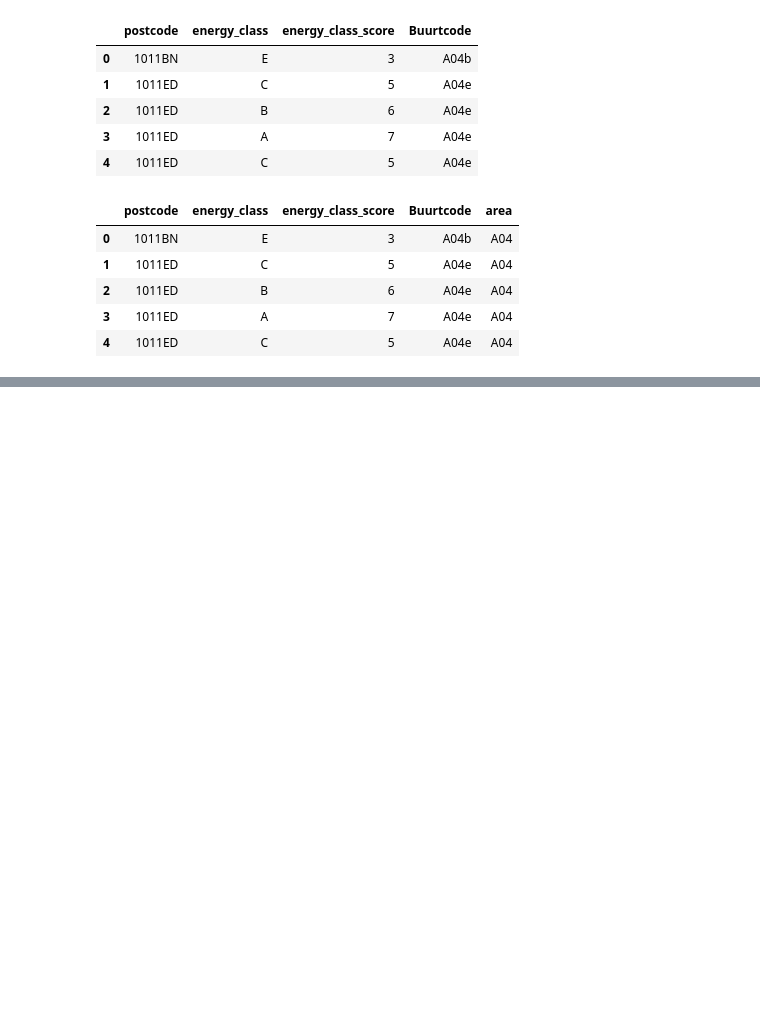
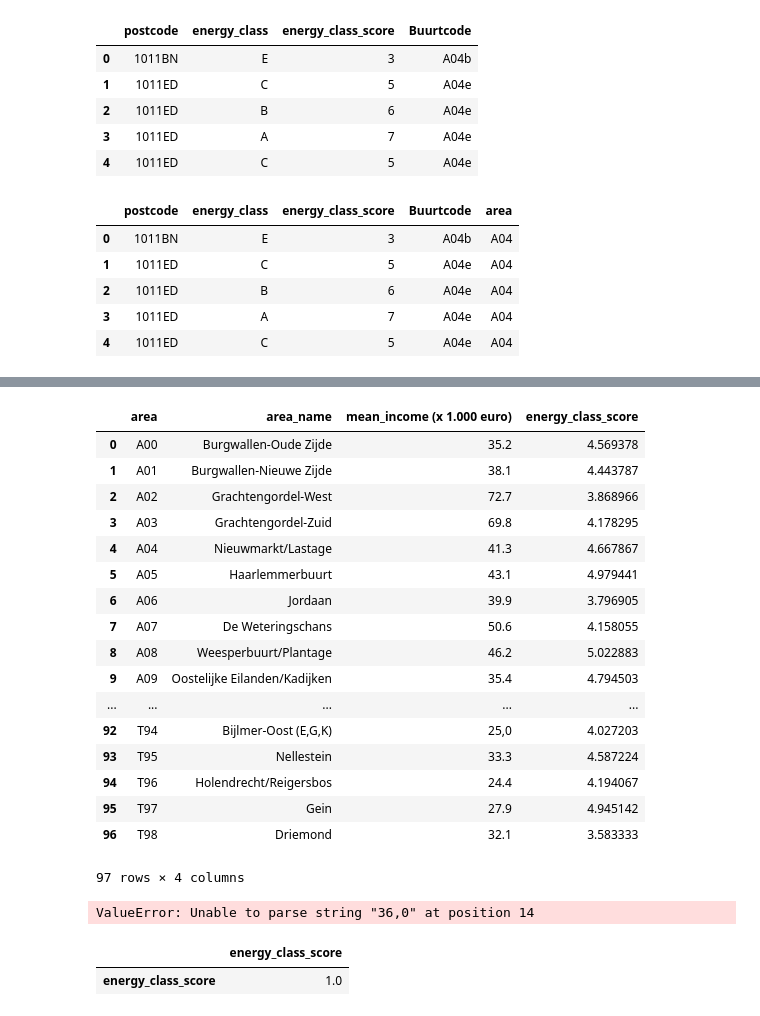
Before and after one commit to maaikedj/Ironhack-dataptams2020-project2, a Jupyter notebook: your-project/Maaike_project2.ipynb, the cells around one changed output, grey strips where cells are left out. Drawn from its saved outputs; the diff is of its cells as text; code cells hidden in the pictures; blank space fills up the shorter version.

```diff
--- a/your-project/Maaike_project2.ipynb
+++ b/your-project/Maaike_project2.ipynb
@@ -97,5 +156,6 @@ energy_labels_df.head()
 # %%
-energy_labels_df['energy_class_score'] = energy_labels_df['energy_class'].replace({'A': 7, 'B': 6, 'C': 5, 'D': 4, 'E': 3, 'F': 2, 'G': 1})
+# add extra column with energy classes converted to numerical score
+energy_labels_df['energy_class_score'] = energy_labels_df['energy_class'].replace({'A++': 9, 'A+': 8, 'A': 7, 'B': 6, 'C': 5, 'D': 4, 'E': 3, 'F': 2, 'G': 1})
 energy_labels_df.head()
 # %% [output]
 |  | postcode | energy_class | energy_class_score |
@@ -145,0 +218,5 @@ energy_labels_income = pd.merge(energy_labels_areas_df, income_df2, on = 'area',
+# %%
+#create df with average energy class scores by area
+energy_score_area = energy_labels_areas_df.groupby('area')[['energy_class_score']].mean()
+
+energy_score_area.head()
@@ -145,0 +231,4 @@ energy_labels_income = pd.merge(energy_labels_areas_df, income_df2, on = 'area',
+# %%
+#merge income per area with energy class score per area
+energy_labels_income = pd.merge(income_df2, energy_score_area, on = 'area', how = 'inner')
+energy_labels_income.head()
@@ -145,0 +242,35 @@ energy_labels_income = pd.merge(energy_labels_areas_df, income_df2, on = 'area',
+# %%
+energy_labels_income
+#pd.to_numeric(energy_labels_income['mean_income (x 1.000 euro)'])
+# %% [output]
+|  | area | area_name | mean_income (x 1.000 euro) | energy_class_score |
+| 0 | A00 | Burgwallen-Oude Zijde | 35.2 | 4.569378 |
+| 1 | A01 | Burgwallen-Nieuwe Zijde | 38.1 | 4.443787 |
+| 2 | A02 | Grachtengordel-West | 72.7 | 3.868966 |
+| 3 | A03 | Grachtengordel-Zuid | 69.8 | 4.178295 |
+| 4 | A04 | Nieuwmarkt/Lastage | 41.3 | 4.667867 |
+| 5 | A05 | Haarlemmerbuurt | 43.1 | 4.979441 |
+| 6 | A06 | Jordaan | 39.9 | 3.796905 |
+| 7 | A07 | De Weteringschans | 50.6 | 4.158055 |
+| 8 | A08 | Weesperbuurt/Plantage | 46.2 | 5.022883 |
+| 9 | A09 | Oostelijke Eilanden/Kadijken | 35.4 | 4.794503 |
+| ... | ... | ... | ... | ... |
+| 92 | T94 | Bijlmer-Oost (E,G,K) | 25,0 | 4.027203 |
+| 93 | T95 | Nellestein | 33.3 | 4.587224 |
+| 94 | T96 | Holendrecht/Reigersbos | 24.4 | 4.194067 |
+| 95 | T97 | Gein | 27.9 | 4.945142 |
+| 96 | T98 | Driemond | 32.1 | 3.583333 |
+97 rows × 4 columns
+# %%
+pd.to_numeric(energy_labels_income['mean_income (x 1.000 euro)'])
+# %% [output]
+ValueError: Unable to parse string "36,0" at position 14
+# %%
+#calculate correlation between mean energy class scores and mean income
+corr_matrix = energy_labels_income.corr()
+corr_matrix
+#corr_total_sorted = corr_matrix['Total'].sort_values(ascending=False)
+#print(corr_total_sorted)
+# %% [output]
+|  | energy_class_score |
+| energy_class_score | 1.0 |
```
Also changed, not shown: parts of 15 cells of this notebook.
